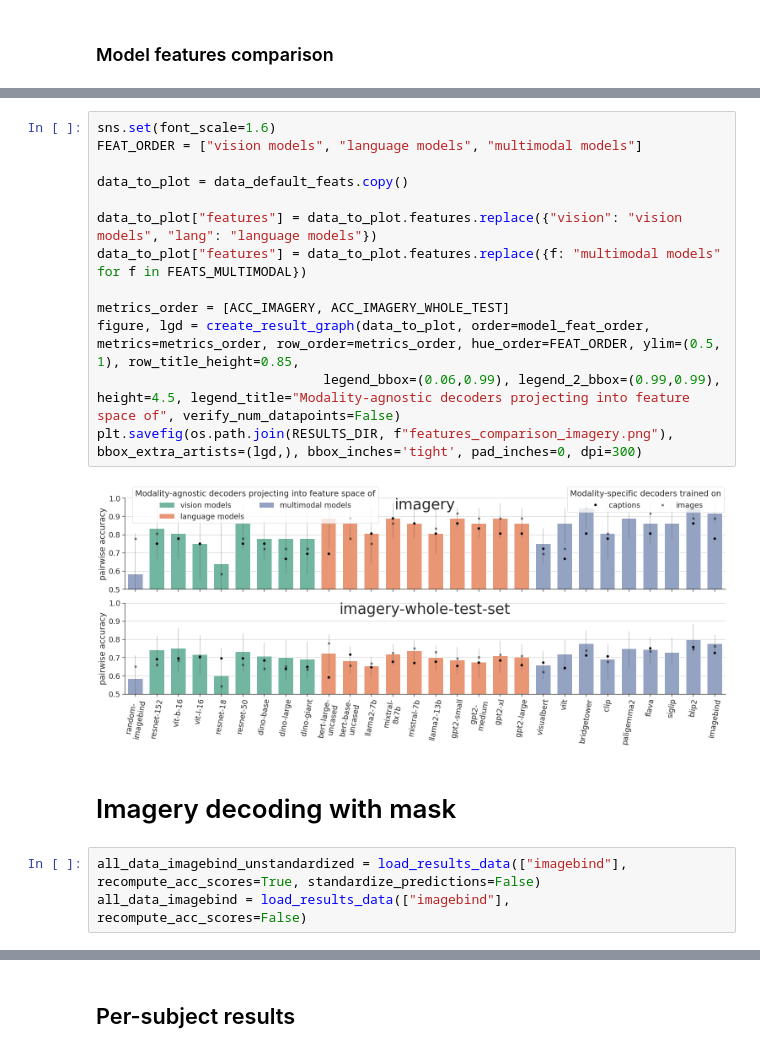
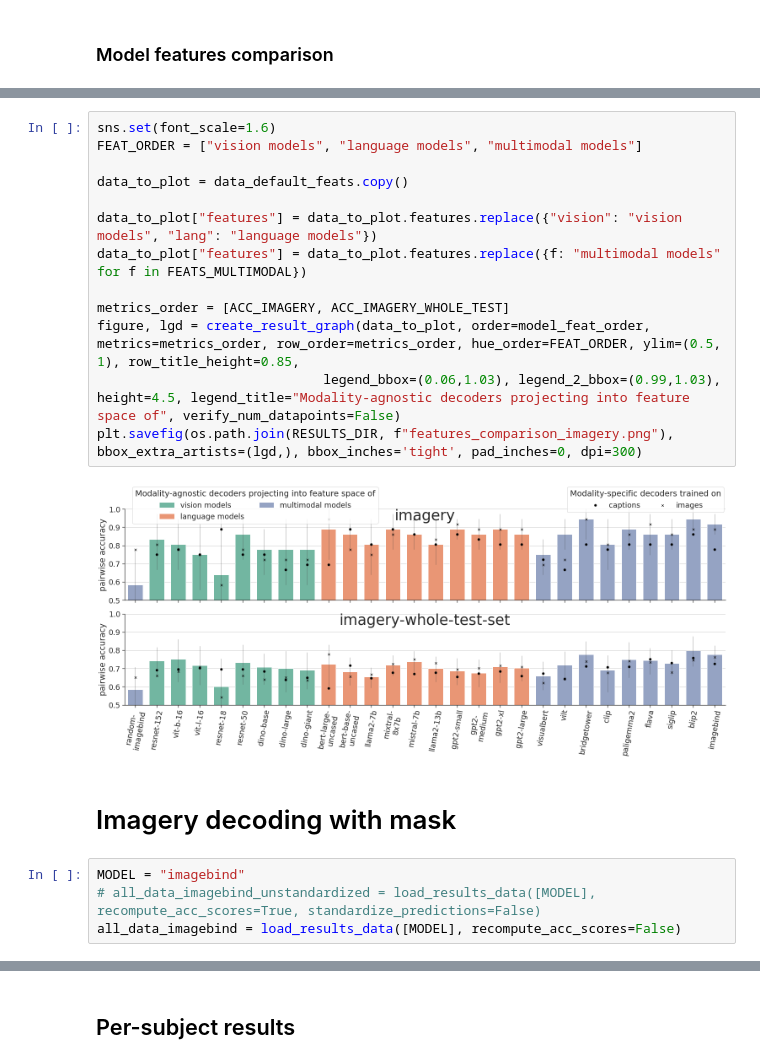
Before and after one commit to mitjanikolaus/multimodal_decoding, a Jupyter notebook: notebooks/modality_agnostic_decoding.ipynb, the cells around one changed output, grey strips where cells are left out. Cells and saved outputs as stored; diff of their text form.

```diff
--- a/notebooks/modality_agnostic_decoding.ipynb
+++ b/notebooks/modality_agnostic_decoding.ipynb
@@ -199,21 +264,22 @@ plt.savefig(os.path.join(RESULTS_DIR, f"features_comparison_split_by_modality.pn
 # %%
 sns.set(font_scale=1.6)
 FEAT_ORDER = ["vision models", "language models", "multimodal models"]
 
 data_to_plot = data_default_feats.copy()
 
 data_to_plot["features"] = data_to_plot.features.replace({"vision": "vision models", "lang": "language models"})
 data_to_plot["features"] = data_to_plot.features.replace({f: "multimodal models" for f in FEATS_MULTIMODAL})
 
 metrics_order = [ACC_IMAGERY, ACC_IMAGERY_WHOLE_TEST]
 figure, lgd = create_result_graph(data_to_plot, order=model_feat_order, metrics=metrics_order, row_order=metrics_order, hue_order=FEAT_ORDER, ylim=(0.5, 1), row_title_height=0.85,
-                             legend_bbox=(0.06,0.99), legend_2_bbox=(0.99,0.99), height=4.5, legend_title="Modality-agnostic decoders projecting into feature space of", verify_num_datapoints=False)
+                             legend_bbox=(0.06,1.03), legend_2_bbox=(0.99,1.03), height=4.5, legend_title="Modality-agnostic decoders projecting into feature space of", verify_num_datapoints=False)
 plt.savefig(os.path.join(RESULTS_DIR, f"features_comparison_imagery.png"), bbox_extra_artists=(lgd,), bbox_inches='tight', pad_inches=0, dpi=300)
 # %% [output]
-[figure, old version]
+[figure, new version]
 # %% [markdown]
 # Imagery decoding with mask
 # %%
-all_data_imagebind_unstandardized = load_results_data(["imagebind"], recompute_acc_scores=True, standardize_predictions=False)
-all_data_imagebind = load_results_data(["imagebind"], recompute_acc_scores=False)
+MODEL = "imagebind"
+# all_data_imagebind_unstandardized = load_results_data([MODEL], recompute_acc_scores=True, standardize_predictions=False)
+all_data_imagebind = load_results_data([MODEL], recompute_acc_scores=False)
 # %%
```
Also changed, not shown: parts of 10 cells of this notebook, 2 other files.
